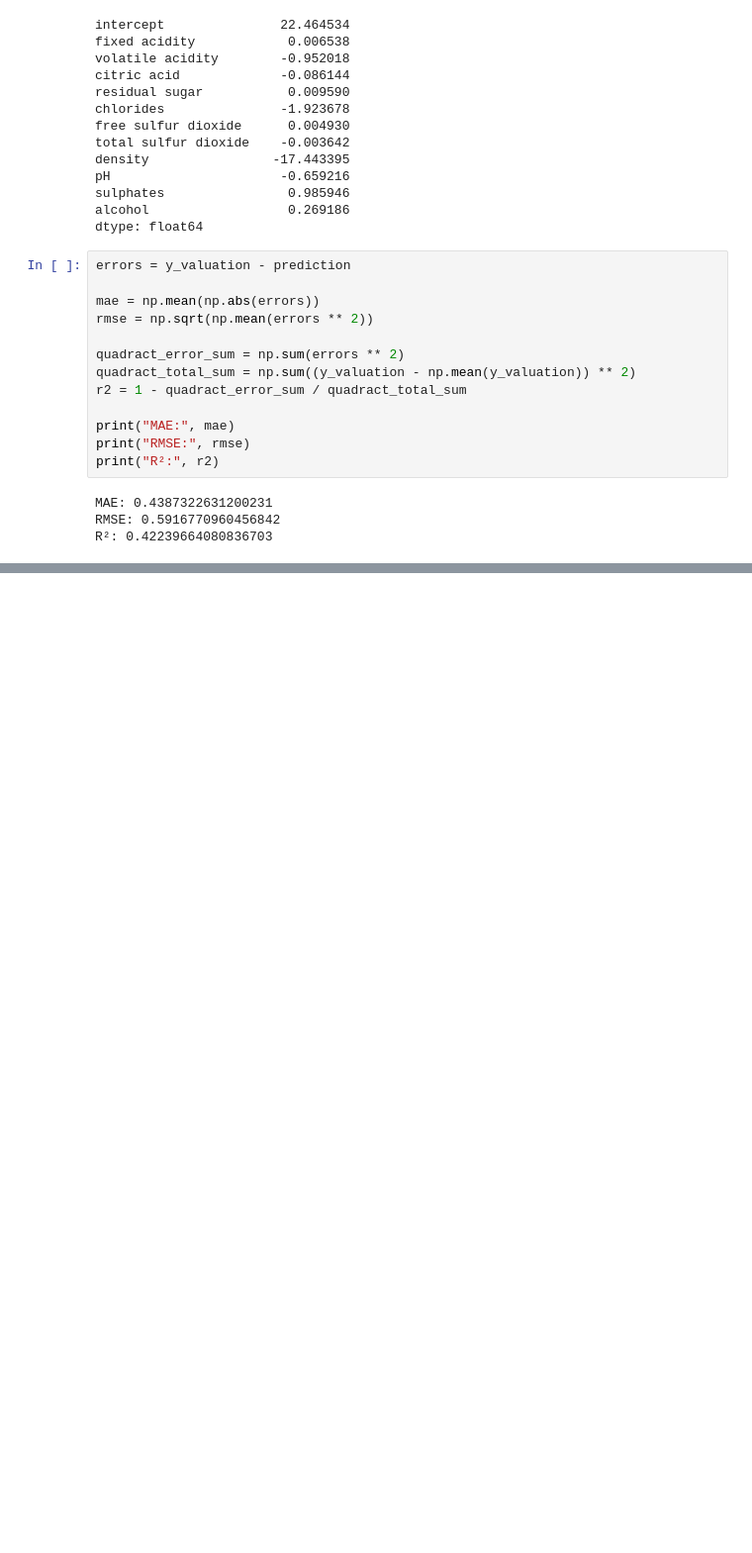
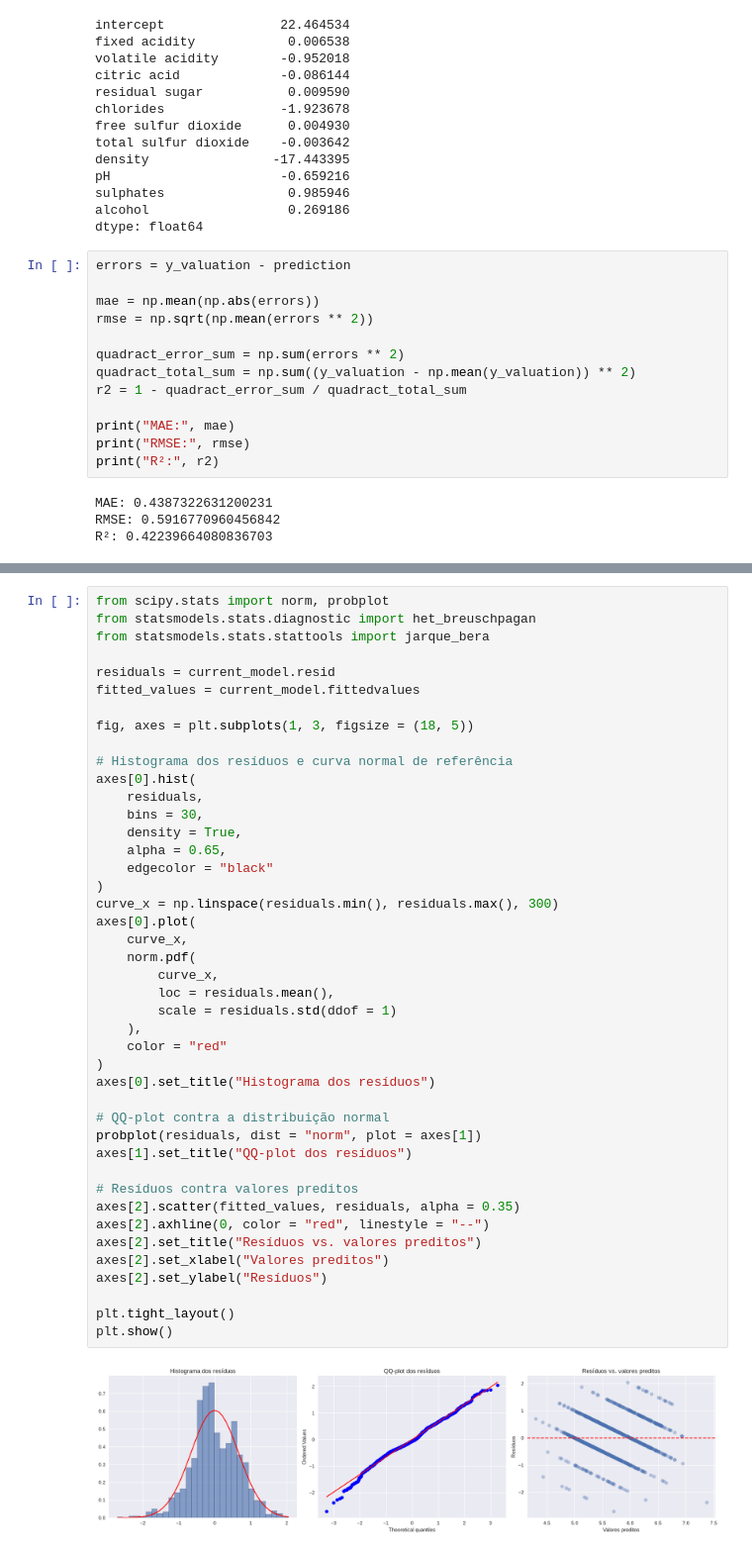
Before and after one commit to JoaoFerrett/regression-models-application, a Jupyter notebook: regressao.ipynb, the cells around one changed output, grey strips where cells are left out. Shown at 99% size. Drawn from its saved outputs; the diff is of its cells as text; blank space fills up the shorter version.

```diff
--- a/regressao.ipynb
+++ b/regressao.ipynb
@@ -104,0 +348,45 @@ R²: 0.42239664080836703
+# %%
+from scipy.stats import norm, probplot
+from statsmodels.stats.diagnostic import het_breuschpagan
+from statsmodels.stats.stattools import jarque_bera
+
+residuals = current_model.resid
+fitted_values = current_model.fittedvalues
+
+fig, axes = plt.subplots(1, 3, figsize = (18, 5))
+
+# Histograma dos resíduos e curva normal de referência
+axes[0].hist(
+    residuals,
+    bins = 30,
+    density = True,
+    alpha = 0.65,
+    edgecolor = "black"
+)
+curve_x = np.linspace(residuals.min(), residuals.max(), 300)
+axes[0].plot(
+    curve_x,
+    norm.pdf(
+        curve_x,
+        loc = residuals.mean(),
+        scale = residuals.std(ddof = 1)
+    ),
+    color = "red"
+)
+axes[0].set_title("Histograma dos resíduos")
+
+# QQ-plot contra a distribuição normal
+probplot(residuals, dist = "norm", plot = axes[1])
+axes[1].set_title("QQ-plot dos resíduos")
+
+# Resíduos contra valores preditos
+axes[2].scatter(fitted_values, residuals, alpha = 0.35)
+axes[2].axhline(0, color = "red", linestyle = "--")
+axes[2].set_title("Resíduos vs. valores preditos")
+axes[2].set_xlabel("Valores preditos")
+axes[2].set_ylabel("Resíduos")
+
+plt.tight_layout()
+plt.show()
+# %% [output]
+[figure, added]
```
Also changed, not shown: parts of 8 cells of this notebook.
